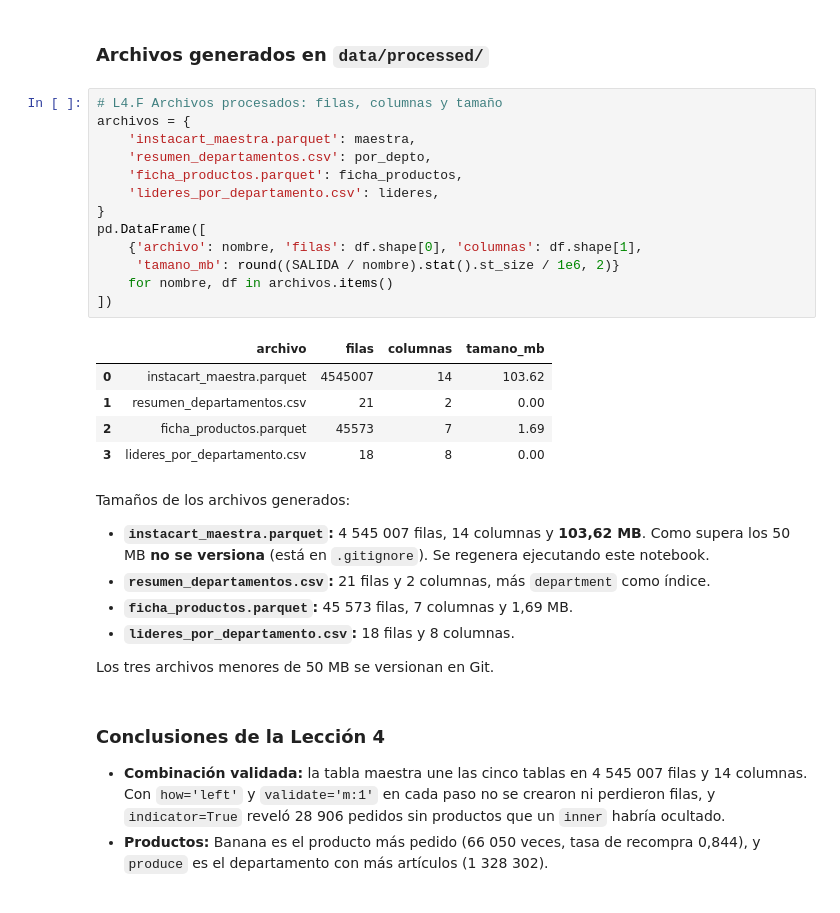
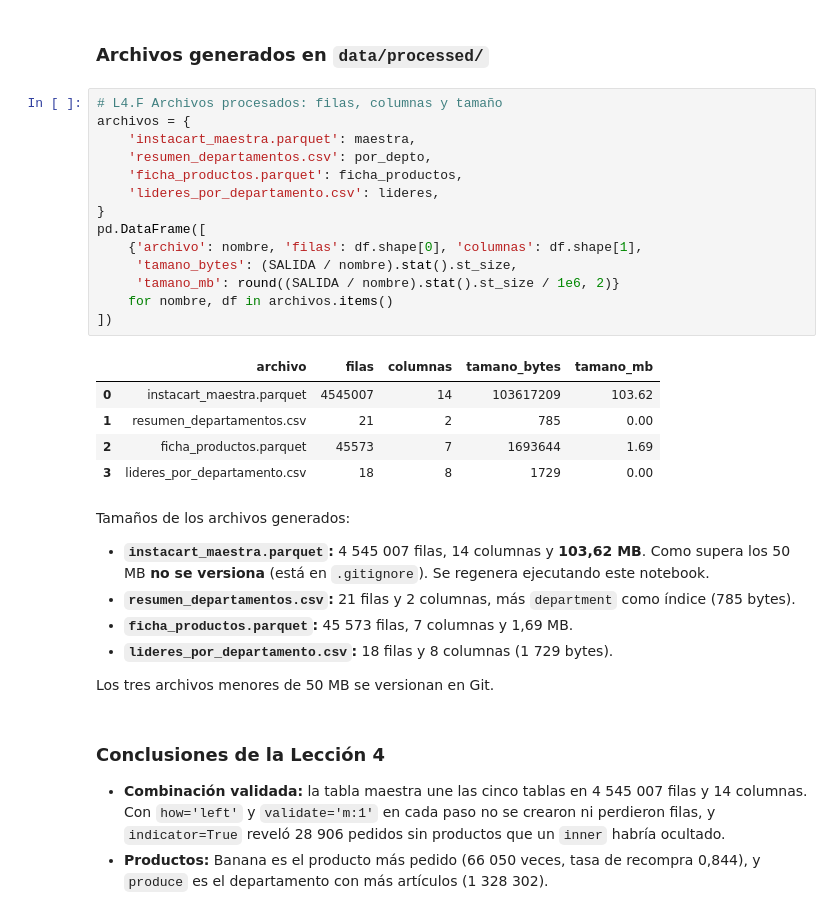
Before and after one commit to LPAMENDEZ/instacart.analisis, a Jupyter notebook: notebooks/pandas_labs.ipynb, the cells around one changed output. Drawn from its saved outputs; the diff is of its cells as text.

Commit message:
chore: reejecutar notebooks completos y mostrar tamaños en bytes

```diff
--- a/notebooks/pandas_labs.ipynb
+++ b/notebooks/pandas_labs.ipynb
@@ -1307,29 +1307,30 @@ Día con más artículos de alcohol: 5 con 3814 artículos
 # %%
 # L4.F Archivos procesados: filas, columnas y tamaño
 archivos = {
     'instacart_maestra.parquet': maestra,
     'resumen_departamentos.csv': por_depto,
     'ficha_productos.parquet': ficha_productos,
     'lideres_por_departamento.csv': lideres,
 }
 pd.DataFrame([
     {'archivo': nombre, 'filas': df.shape[0], 'columnas': df.shape[1],
+     'tamano_bytes': (SALIDA / nombre).stat().st_size,
      'tamano_mb': round((SALIDA / nombre).stat().st_size / 1e6, 2)}
     for nombre, df in archivos.items()
 ])
 # %% [output]
-|  | archivo | filas | columnas | tamano_mb |
-| 0 | instacart_maestra.parquet | 4545007 | 14 | 103.62 |
-| 1 | resumen_departamentos.csv | 21 | 2 | 0.00 |
-| 2 | ficha_productos.parquet | 45573 | 7 | 1.69 |
-| 3 | lideres_por_departamento.csv | 18 | 8 | 0.00 |
+|  | archivo | filas | columnas | tamano_bytes | tamano_mb |
+| 0 | instacart_maestra.parquet | 4545007 | 14 | 103617209 | 103.62 |
+| 1 | resumen_departamentos.csv | 21 | 2 | 785 | 0.00 |
+| 2 | ficha_productos.parquet | 45573 | 7 | 1693644 | 1.69 |
+| 3 | lideres_por_departamento.csv | 18 | 8 | 1729 | 0.00 |
 # %% [markdown]
 Tamaños de los archivos generados:
 
 - **`instacart_maestra.parquet`:** 4 545 007 filas, 14 columnas y **103,62 MB**. Como supera los 50 MB **no se versiona** (está en `.gitignore`). Se regenera ejecutando este notebook.
-- **`resumen_departamentos.csv`:** 21 filas y 2 columnas, más `department` como índice.
+- **`resumen_departamentos.csv`:** 21 filas y 2 columnas, más `department` como índice (785 bytes).
 - **`ficha_productos.parquet`:** 45 573 filas, 7 columnas y 1,69 MB.
-- **`lideres_por_departamento.csv`:** 18 filas y 8 columnas.
+- **`lideres_por_departamento.csv`:** 18 filas y 8 columnas (1 729 bytes).
 
 Los tres archivos menores de 50 MB se versionan en Git.
 # %% [markdown]
```
Also changed, not shown: parts of 1 cell of this notebook, 1 other file.
